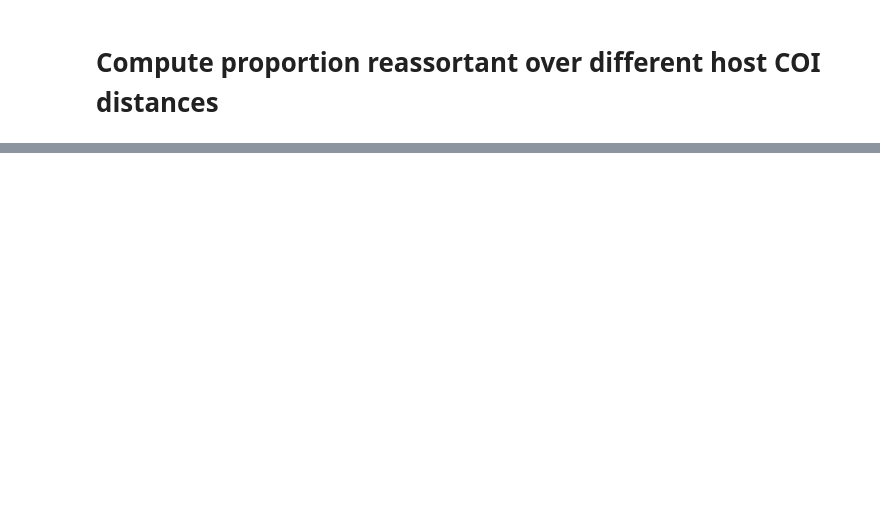
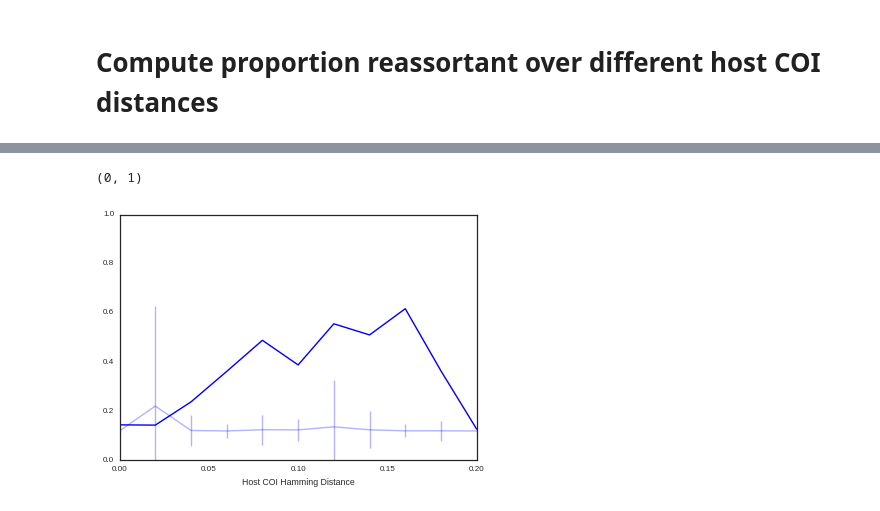
Before and after one commit to ericmjl/influenza-global-reassortment, a Jupyter notebook: Make Figure - Proportion Reassortant.ipynb, the cells around one changed output, grey strips where cells are left out. Drawn from its saved outputs; the diff is of its cells as text; code cells hidden in the pictures; blank space fills up the shorter version.

```diff
--- a/Make Figure - Proportion Reassortant.ipynb
+++ b/Make Figure - Proportion Reassortant.ipynb
@@ -301,0 +508,13 @@ plt.show()
+# %%
+# We want to compute the proportion reassortant under the null.
+# Iterate over the clonal.
+
+prop_null = defaultdict(list)
+
+for d, cts in agg['reassortant'].items():
+    for i, ct in enumerate(cts):
+        try:
+            prop_null[d].append(ct / (ct + agg['clonal'][d][i]))
+        except:
+            prop_null[d].append(np.nan)
+prop_null
@@ -301,0 +559,33 @@ plt.show()
+# %%
+null_mean = pd.DataFrame(prop_null).mean()
+null_mean = null_mean.reset_index()
+null_mean.columns = ['Host COI Hamming Distance', 'Proportion Reassortant']
+null_mean
+
+null_std = pd.DataFrame(prop_null).std()
+null_std = null_std.reset_index()
+null_std.columns = ['Host COI Hamming Distance', 'Proportion Reassortant']
+# %%
+# Plot this data
+
+## 1 November 2015:
+## TODO: Rather than plot std*3 or std*5, plot 95% interval from the null.
+## Use the axes.errorbar API: http://matplotlib.org/api/axes_api.html
+## [ ] DONE
+
+df = pd.DataFrame(data).T
+df['prop'] = df['reassortant'] / (df['clonal'] + df['reassortant'])
+
+proportions = df['prop'].dropna().reset_index()
+proportions.columns = ['Host COI Hamming Distance', 'Proportion Reassortant']
+
+ixcol = 'Host COI Hamming Distance'
+summary = proportions.set_index(ixcol).join(null_mean.set_index(ixcol), rsuffix='r').join(null_std.set_index(ixcol), rsuffix='s')
+summary.columns = ['data', 'null', 'std']
+
+summary['data'].plot(color='blue')
+summary['null'].plot(yerr=summary['std'], color='blue', alpha=0.3)
+plt.ylim(0,1)
+# %% [output]
+(0, 1)
+[figure, added]
```
Also changed, not shown: parts of 28 cells of this notebook, 2 other files.
